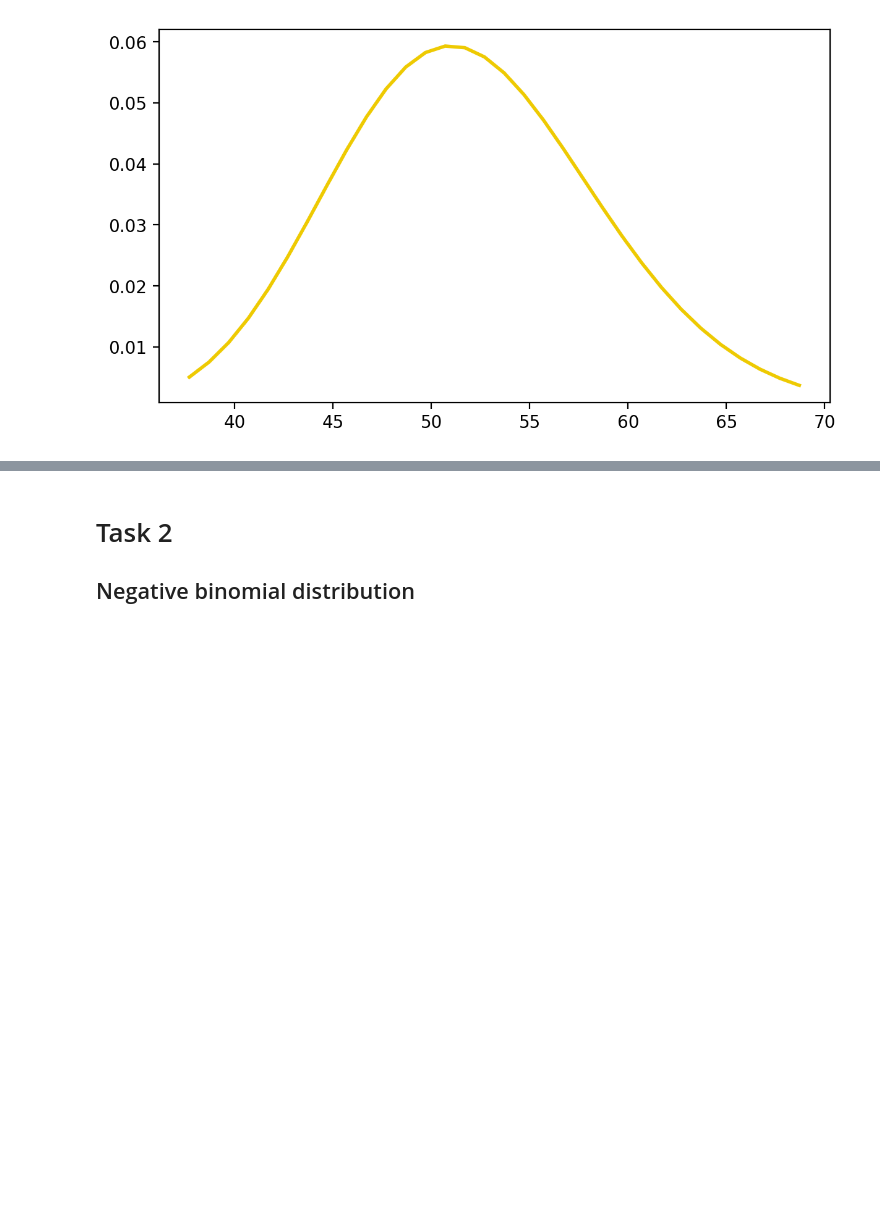
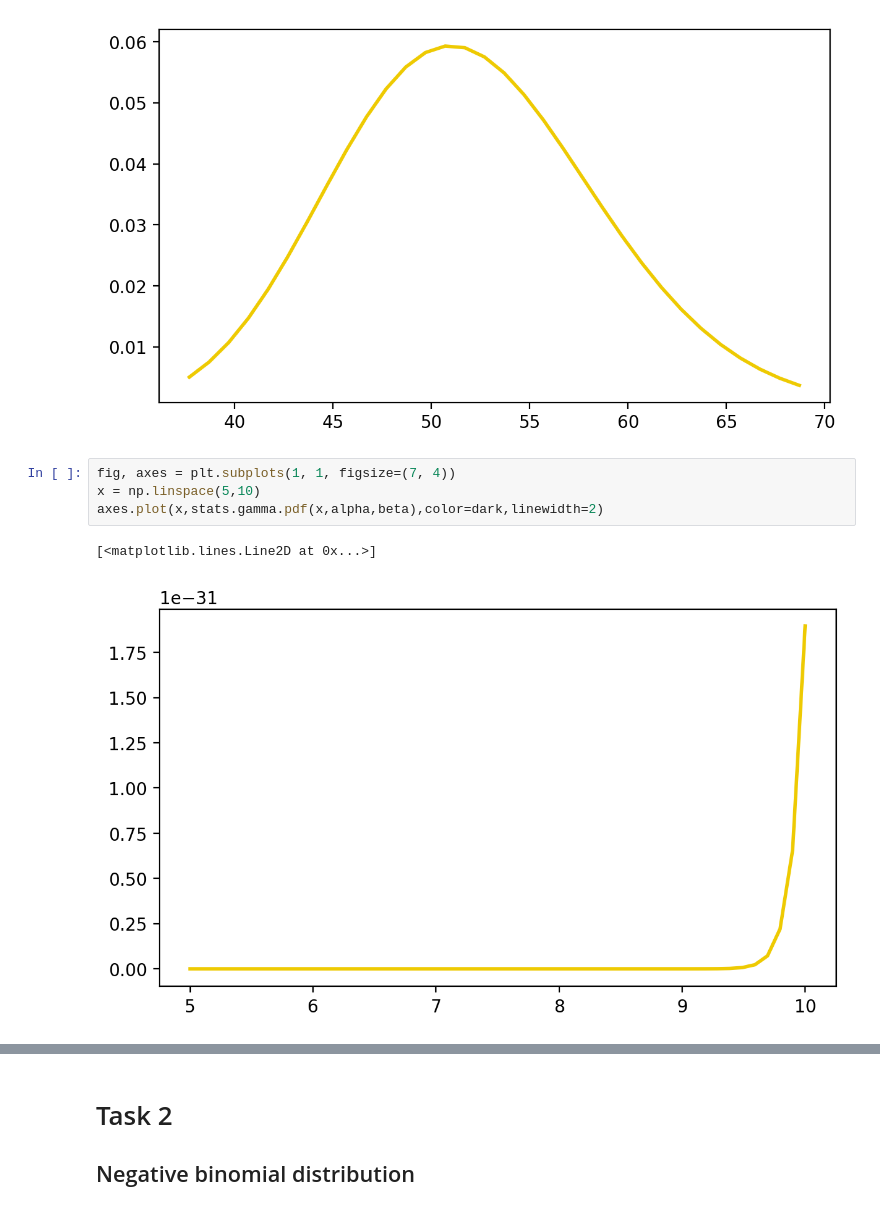
Before and after one commit to wkula/Data_Analytics, a Jupyter notebook: Lab3.ipynb, the cells around one changed output, grey strips where cells are left out. Drawn from its saved outputs; the diff is of its cells as text; blank space fills up the shorter version.

```diff
--- a/Lab3.ipynb
+++ b/Lab3.ipynb
@@ -140,3 +140,10 @@ axes.plot(x,stats.gamma.pdf(x,alpha,beta),color=dark,linewidth=2)
 # %% [output]
 [<matplotlib.lines.Line2D at 0x...>]
 [figure]
+# %%
+fig, axes = plt.subplots(1, 1, figsize=(7, 4))
+x = np.linspace(5,10)
+axes.plot(x,stats.gamma.pdf(x,alpha,beta),color=dark,linewidth=2)
+# %% [output]
+[<matplotlib.lines.Line2D at 0x...>]
+[figure, added]
```
Also changed, not shown: parts of 31 cells of this notebook, 3 other files.
